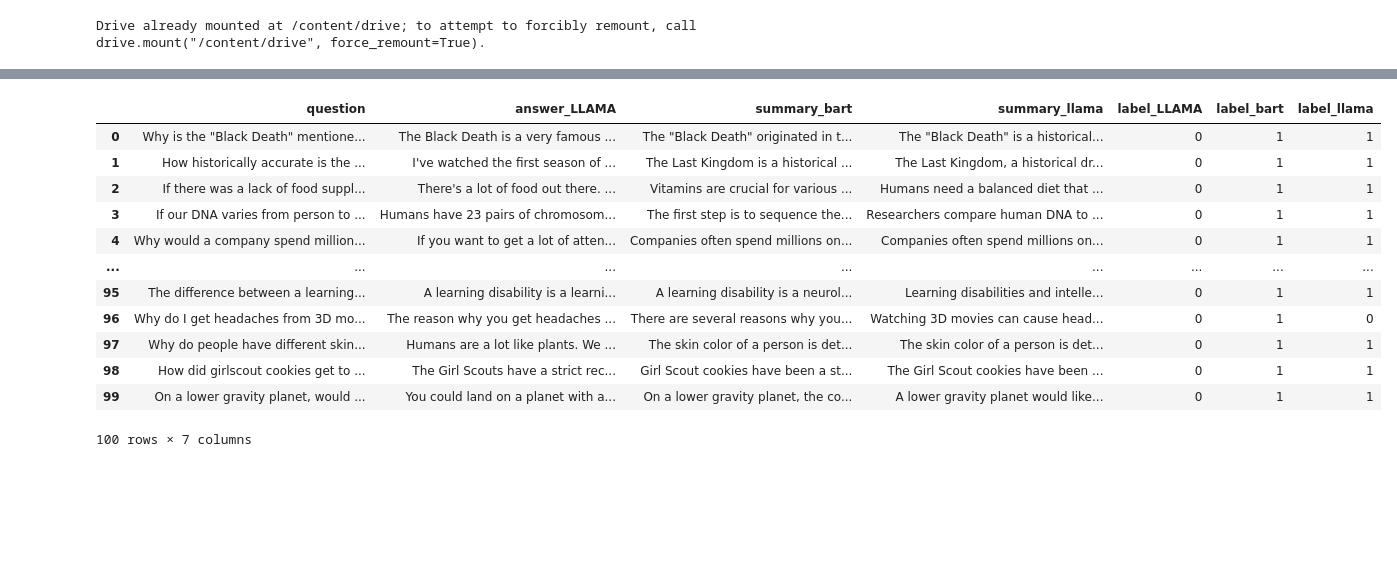
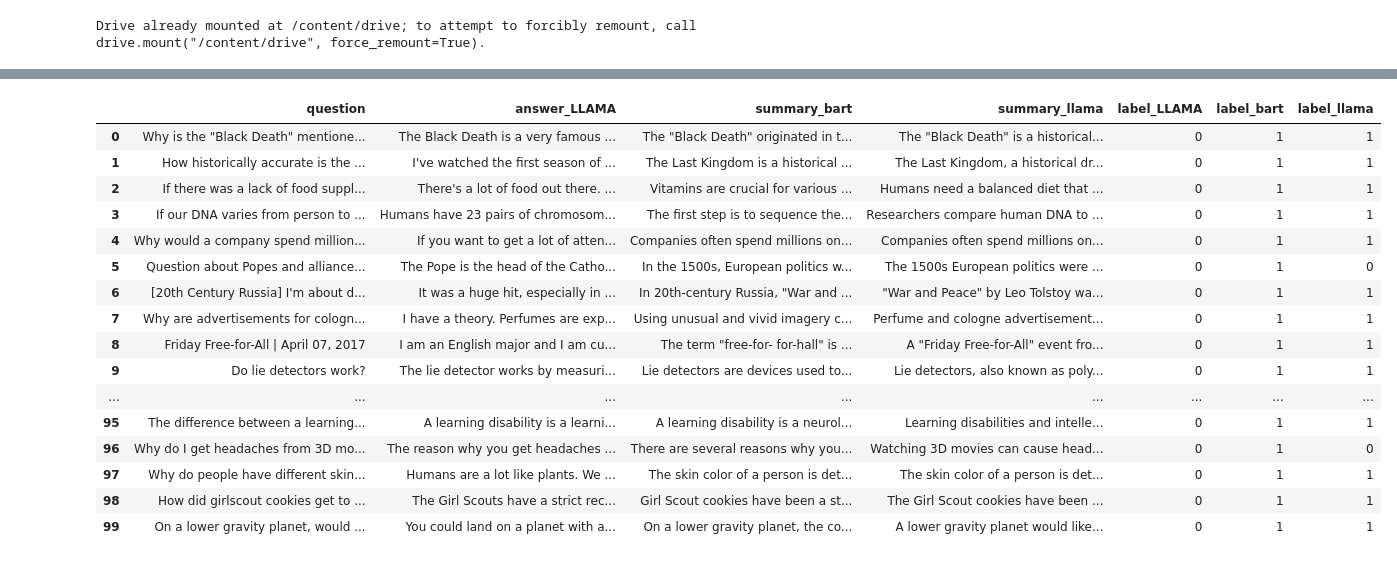
Before and after one commit to Khanh04/capstone, a Jupyter notebook: notebooks/QA_pairs_scoring_byfittedmodel.ipynb, the cells around one changed output, grey strips where cells are left out. Drawn from its saved outputs; the diff is of its cells as text; code cells hidden in the pictures; blank space fills up the shorter version.

```diff
--- a/notebooks/QA_pairs_scoring_byfittedmodel.ipynb
+++ b/notebooks/QA_pairs_scoring_byfittedmodel.ipynb
@@ -95,17 +114,21 @@ len(combined_df[combined_df['label_LLAMA'] == 1]), len(combined_df[combined_df['
 # %%
-combined_df.to_csv("QA_pairs_scoring_byfittedmodel2.csv",index=False)
+combined_df.to_csv("QA_pairs_scoring_byfittedmodel.csv",index=False)
 combined_df
 # %% [output]
 |  | question | answer_LLAMA | summary_bart | summary_llama | label_LLAMA | label_bart | label_llama |
 | 0 | Why is the "Black Death" mentione... | The Black Death is a very famous ... | The "Black Death" originated in t... | The "Black Death" is a historical... | 0 | 1 | 1 |
 | 1 | How historically accurate is the ... | I've watched the first season of ... | The Last Kingdom is a historical ... | The Last Kingdom, a historical dr... | 0 | 1 | 1 |
 | 2 | If there was a lack of food suppl... | There's a lot of food out there. ... | Vitamins are crucial for various ... | Humans need a balanced diet that ... | 0 | 1 | 1 |
 | 3 | If our DNA varies from person to ... | Humans have 23 pairs of chromosom... | The first step is to sequence the... | Researchers compare human DNA to ... | 0 | 1 | 1 |
 | 4 | Why would a company spend million... | If you want to get a lot of atten... | Companies often spend millions on... | Companies often spend millions on... | 0 | 1 | 1 |
+| 5 | Question about Popes and alliance... | The Pope is the head of the Catho... | In the 1500s, European politics w... | The 1500s European politics were ... | 0 | 1 | 0 |
+| 6 | [20th Century Russia] I'm about d... | It was a huge hit, especially in ... | In 20th-century Russia, "War and ... | "War and Peace" by Leo Tolstoy wa... | 0 | 1 | 1 |
+| 7 | Why are advertisements for cologn... | I have a theory. Perfumes are exp... | Using unusual and vivid imagery c... | Perfume and cologne advertisement... | 0 | 1 | 1 |
+| 8 | Friday Free-for-All | April 07, 2017 | I am an English major and I am cu... | The term "free-for- for-hall" is ... | A "Friday Free-for-All" event fro... | 0 | 1 | 1 |
+| 9 | Do lie detectors work? | The lie detector works by measuri... | Lie detectors are devices used to... | Lie detectors, also known as poly... | 0 | 1 | 1 |
 | ... | ... | ... | ... | ... | ... | ... | ... |
 | 95 | The difference between a learning... | A learning disability is a learni... | A learning disability is a neurol... | Learning disabilities and intelle... | 0 | 1 | 1 |
 | 96 | Why do I get headaches from 3D mo... | The reason why you get headaches ... | There are several reasons why you... | Watching 3D movies can cause head... | 0 | 1 | 0 |
 | 97 | Why do people have different skin... | Humans are a lot like plants. We ... | The skin color of a person is det... | The skin color of a person is det... | 0 | 1 | 1 |
 | 98 | How did girlscout cookies get to ... | The Girl Scouts have a strict rec... | Girl Scout cookies have been a st... | The Girl Scout cookies have been ... | 0 | 1 | 1 |
 | 99 | On a lower gravity planet, would ... | You could land on a planet with a... | On a lower gravity planet, the co... | A lower gravity planet would like... | 0 | 1 | 1 |
-100 rows × 7 columns
```
Also changed, not shown: parts of 4 cells of this notebook, 14 other files.
